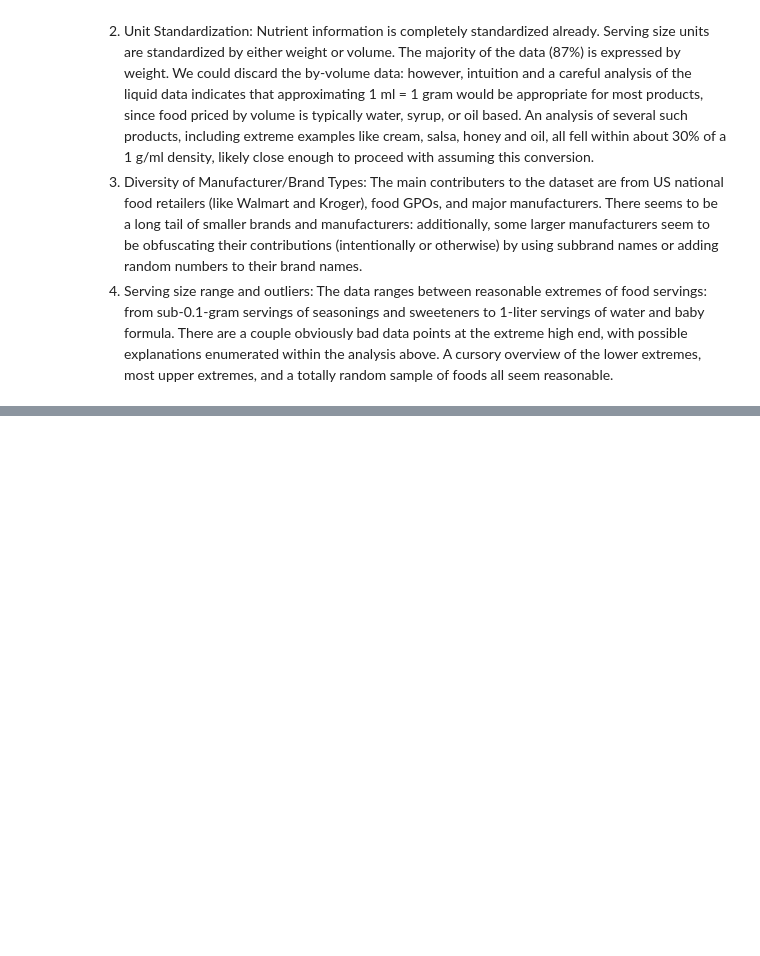
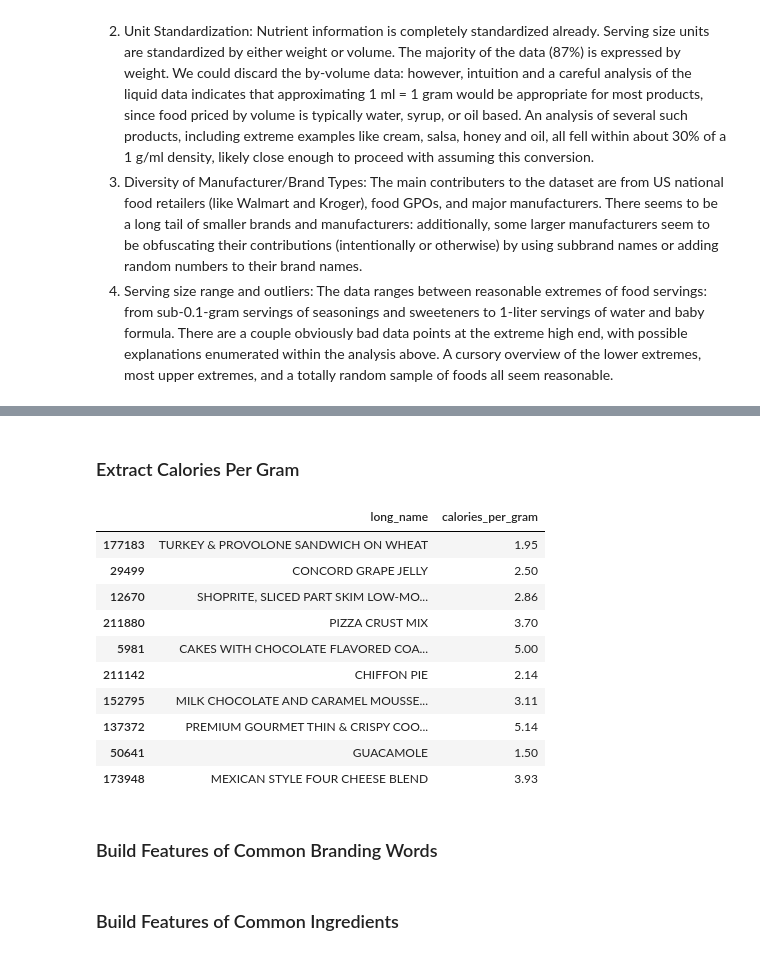
Before and after one commit to AlexanderNeuwirth/CS5265_Project1, a Jupyter notebook: CS5265_Project1.ipynb, the cells around one changed output, grey strips where cells are left out. Cells and saved outputs as stored; diff of their text form; code cells hidden in the pictures; blank space fills up the shorter version.

Commit message:
feature extraction and initial train pipeline

```diff
--- a/CS5265_Project1.ipynb
+++ b/CS5265_Project1.ipynb
@@ -451,0 +467,4 @@ These all seem reasonable, with a rough benchmark of 1 gram per potato chip for
+# %%
+# Low fat is defined by limiting the fat to 3 g per serving
+# Nutrition facts are already normalized to 100 gram servings
+df.loc["low_fat"] = (df["Total lipid (fat)"] < 3)
@@ -451,0 +493,23 @@ These all seem reasonable, with a rough benchmark of 1 gram per potato chip for
+# %% [markdown]
+### Extract Calories Per Gram
+# %%
+df['calories_per_gram'] = df['Energy'] / 100 # Nutrients file is normalized to 100 gram portions
+# %%
+# We can't predict on values that don't have a target variable defined
+df = df.dropna(subset=['calories_per_gram'])
+# %%
+df[['long_name', 'calories_per_gram']].sample(10)
+# %% [output]
+|  | long_name | calories_per_gram |
+| 177183 | TURKEY & PROVOLONE SANDWICH ON WHEAT | 1.95 |
+| 29499 | CONCORD GRAPE JELLY | 2.50 |
+| 12670 | SHOPRITE, SLICED PART SKIM LOW-MO... | 2.86 |
+| 211880 | PIZZA CRUST MIX | 3.70 |
+| 5981 | CAKES WITH CHOCOLATE FLAVORED COA... | 5.00 |
+| 211142 | CHIFFON PIE | 2.14 |
+| 152795 | MILK CHOCOLATE AND CARAMEL MOUSSE... | 3.11 |
+| 137372 | PREMIUM GOURMET THIN & CRISPY COO... | 5.14 |
+| 50641 | GUACAMOLE | 1.50 |
+| 173948 | MEXICAN STYLE FOUR CHEESE BLEND | 3.93 |
+# %% [markdown]
+### Build Features of Common Branding Words
@@ -451,0 +531,2 @@ These all seem reasonable, with a rough benchmark of 1 gram per potato chip for
+# %% [markdown]
+### Build Features of Common Ingredients
```
Also changed, not shown: parts of 27 cells of this notebook.
